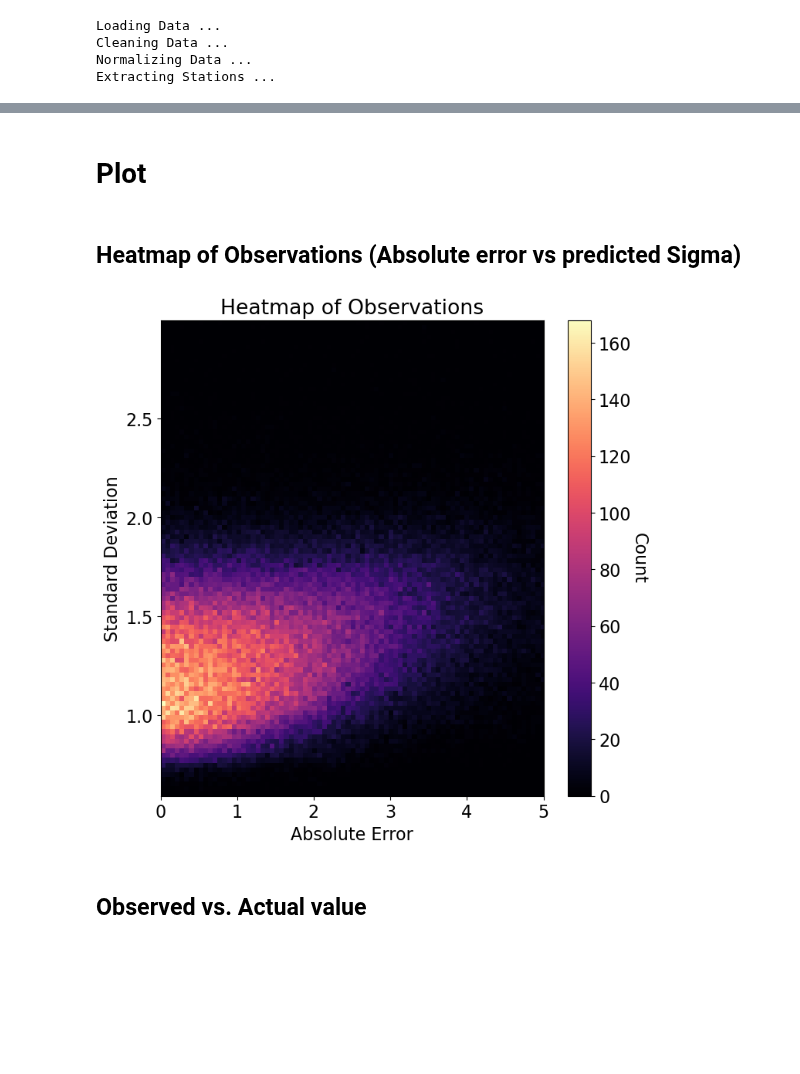
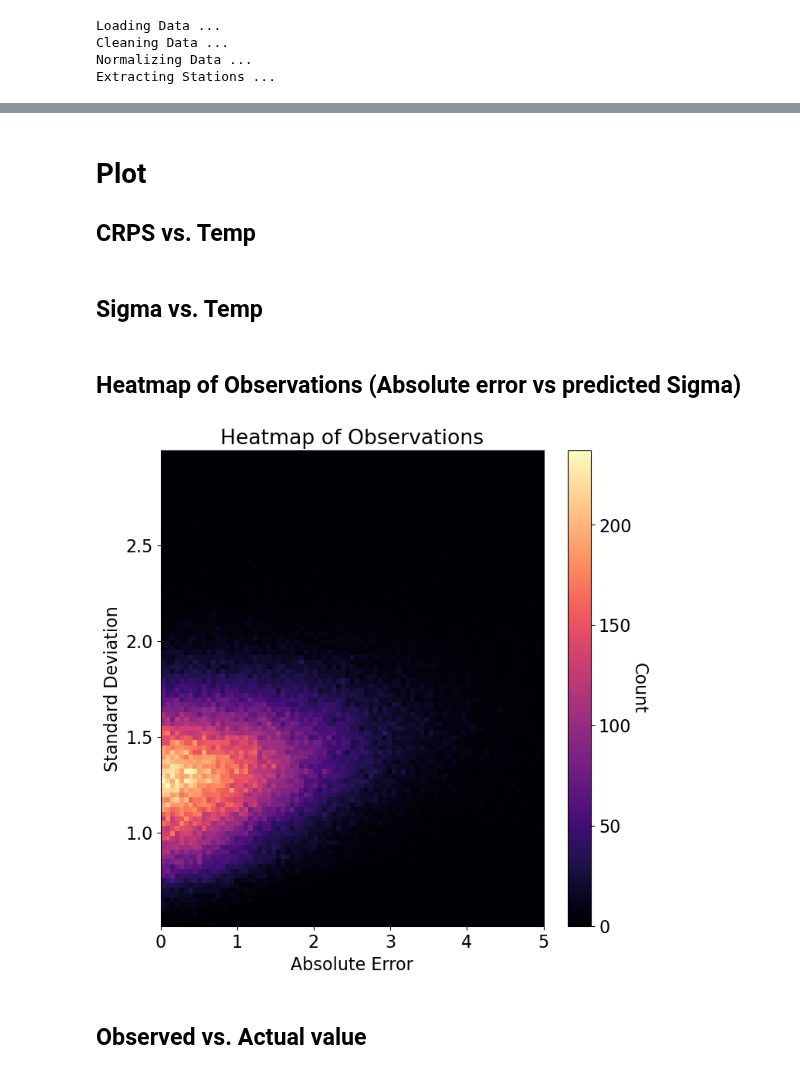
Before and after one commit to m-j-w-f/GNNPP, a Jupyter notebook: gnn/ensemble_test.ipynb, the cells around one changed output, grey strips where cells are left out. Saved outputs shown, nothing was run; the diff lists cells and outputs as text; code cells hidden in the pictures; blank space fills up the shorter version.

Commit message:
🧠 Grid Search done; Plots added

```diff
--- a/gnn/ensemble_test.ipynb
+++ b/gnn/ensemble_test.ipynb
@@ -27,7 +28,7 @@ plt.rcParams.update({'font.size': 16})
 from scipy.stats import norm
 %matplotlib inline
 # %%
-ensemble_config = "experiments/small/best_GraphSage/config.yaml"
+ensemble_config = "experiments/large/best_ResGnn/config.yaml"
 
 with open(ensemble_config, 'r') as config_file:
     config = yaml.safe_load(config_file)
@@ -112,9 +113,13 @@ if not os.path.exists("dist_matrix.npy"):
 print("Cleaning Data ...")
 data = helpers.clean_data(data, max_missing=121, max_alt=1000.0)
 
+# Cut Dataset to only 2015 and 2016 (2016 wont be used anyway)
+if "small" in name:
+    data = data[data.date.dt.year >= 2015]
+
 # Normalize Data
 print("Normalizing Data ...")
-normalized_data = helpers.normalize_data(data, last_obs=-366, method="max") #last_obs is -365 since the last year is used for testing
+normalized_data = helpers.normalize_data(data, last_obs=-len(data[data.date.dt.year == 2016]), method="max") #last_obs is -365 since the last year is used for testing
 
 # Get List of stations with all stations -> will break further code if cut already
 print("Extracting Stations ...")
@@ -163,6 +168,7 @@ def get_models_from_checkpoints():
             model.load_state_dict(checkpoint['model_state_dict'])
             model.to(device)
             model_list.append(model)
+            print(f"Loaded {path_to_snapshot}")
         except Exception as e:
             print(e)
             print(f"could not load {path_to_snapshot}")
@@ -179,7 +185,6 @@ def evaluate_ensemble(model_list:list):
         ids_list = []
 
         for batch in test_loader:
-            batch.to(device)
             ids = batch.x[:, 0]
             out = model(batch.x, batch.edge_index, batch.edge_attr, batch.batch)
             mu, sigma = torch.split(out, 1, dim=-1)
@@ -236,2 +268,3 @@ Ensemble CRPS8 1.2011808156967163
 # %% [markdown]
 # Plot
+## CRPS vs. Temp
@@ -237,0 +293,2 @@ Ensemble CRPS8 1.2011808156967163
+# %% [markdown]
+## Sigma vs. Temp
@@ -240,21 +311,21 @@ Ensemble CRPS8 1.2011808156967163
 # %%
 plt.figure(figsize=(8,8))
 
 # Omit standard deviatons > 3 to make the plot better (plt.ylim has some errors)
 mask = sigma.flatten() <= 3 # insignificant amount of data in this area
 abs_error = np.abs(mu.flatten()-y)[mask]
 sigma_cut = sigma.flatten()[mask]
 
-plt.hist2d(abs_error, sigma_cut, bins=(300, 100), cmap='magma')
+plt.hist2d(abs_error, sigma_cut, bins=(300, 100), cmap='magma', rasterized=True)
 plt.xlim(0, 5)
 cbar = plt.colorbar()
 cbar.set_label('Count', rotation=270, labelpad=15)
 plt.xlabel('Absolute Error')
 plt.ylabel('Standard Deviation')
 plt.title('Heatmap of Observations')
-plt.savefig(f"{save_path}/Heatmap_{name}.eps", format='eps', dpi=300, bbox_inches='tight')
+plt.savefig(f"{save_path}/Heatmap_{name}.pdf", format='pdf', dpi=300, bbox_inches='tight')
 # %% [output]
-[figure, old version]
+[figure, new version]
 # %% [markdown]
 ## Observed vs. Actual value
 # %%
```
Also changed, not shown: parts of 9 cells of this notebook, 30 other files.
